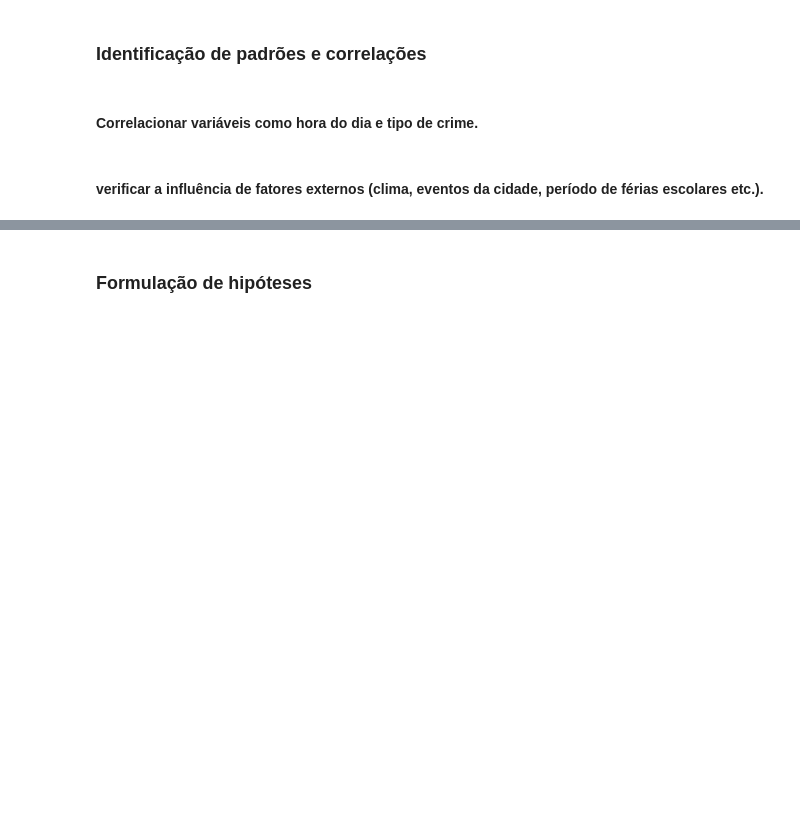
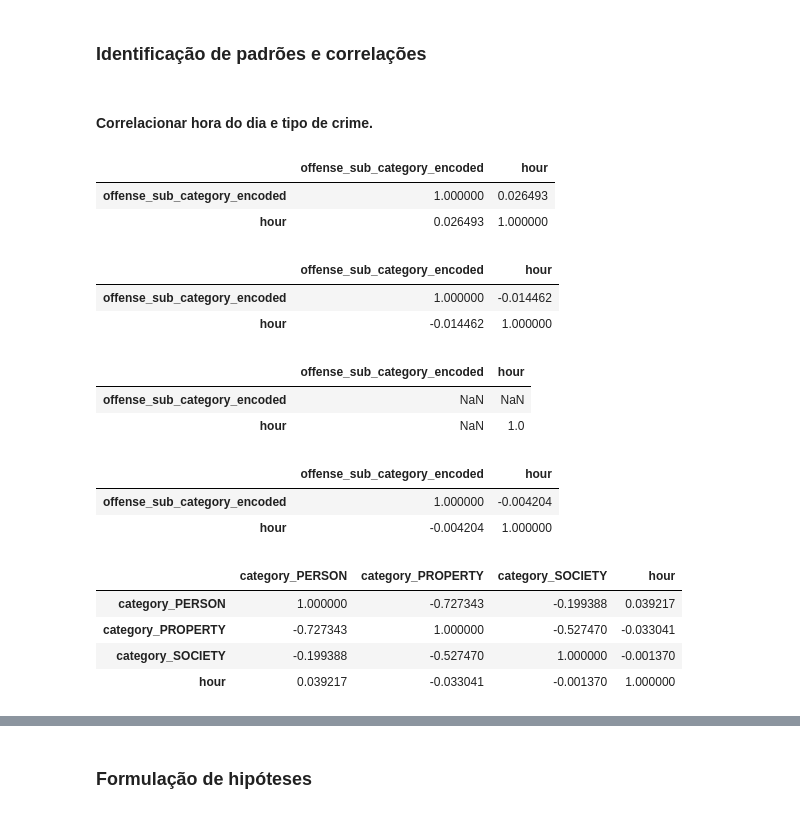
Before and after one commit to talesaraujoc/analise_dados_crimes_seattle, a Jupyter notebook: src/analise_dados.ipynb, the cells around one changed output, grey strips where cells are left out. Cells and saved outputs as stored; diff of their text form; code cells hidden in the pictures; blank space fills up the shorter version.

```diff
--- a/src/analise_dados.ipynb
+++ b/src/analise_dados.ipynb
@@ -385,4 +428,56 @@ array(['K3', 'R2', 'Q3', 'U3', 'U1', 'L2', 'E1', 'E2', 'U2', 'M3'],
 # %% [markdown]
-#### Correlacionar variáveis como hora do dia e tipo de crime.
+#### Correlacionar hora do dia e tipo de crime.
-# %% [markdown]
-#### verificar a influência de fatores externos (clima, eventos da cidade, período de férias escolares etc.).
+# %%
+df_corr = dff_eda.copy()
+
+df_corr['offense_sub_category_encoded'] = df_corr['offense sub category'].astype('category').cat.codes
+
+df_corr[['offense_sub_category_encoded', 'hour']].corr()
+# %% [output]
+|  | offense_sub_category_encoded | hour |
+| offense_sub_category_encoded | 1.000000 | 0.026493 |
+| hour | 0.026493 | 1.000000 |
+# %%
+df_corr = dff_principais_crimes.copy()
+
+df_corr['offense_sub_category_encoded'] = df_corr['offense sub category'].astype('category').cat.codes
+
+df_corr[['offense_sub_category_encoded', 'hour']].corr()
+# %% [output]
+|  | offense_sub_category_encoded | hour |
+| offense_sub_category_encoded | 1.000000 | -0.014462 |
+| hour | -0.014462 | 1.000000 |
+# %%
+df_corr = dff_crime_mais_frequente.copy()
+
+df_corr['offense_sub_category_encoded'] = df_corr['offense sub category'].astype('category').cat.codes
+
+df_corr[['offense_sub_category_encoded', 'hour']].corr()
+# %% [output]
+|  | offense_sub_category_encoded | hour |
+| offense_sub_category_encoded | NaN | NaN |
+| hour | NaN | 1.0 |
+# %%
+df_corr = dff_beat_mais_perigoso.copy()
+
+df_corr['offense_sub_category_encoded'] = df_corr['offense sub category'].astype('category').cat.codes
+
+df_corr[['offense_sub_category_encoded', 'hour']].corr()
+# %% [output]
+|  | offense_sub_category_encoded | hour |
+| offense_sub_category_encoded | 1.000000 | -0.004204 |
+| hour | -0.004204 | 1.000000 |
+# %%
+df_dummies = pd.get_dummies(dff_eda['nibrs crime against category'], prefix='category')
+
+# Concatenando as colunas de dummies com a coluna 'hour'
+df_concat = pd.concat([df_dummies, dff_eda['hour']], axis=1)
+
+# Calculando a correlação
+df_concat.corr()
+# %% [output]
+|  | category_PERSON | category_PROPERTY | category_SOCIETY | hour |
+| category_PERSON | 1.000000 | -0.727343 | -0.199388 | 0.039217 |
+| category_PROPERTY | -0.727343 | 1.000000 | -0.527470 | -0.033041 |
+| category_SOCIETY | -0.199388 | -0.527470 | 1.000000 | -0.001370 |
+| hour | 0.039217 | -0.033041 | -0.001370 | 1.000000 |
```
Also changed, not shown: parts of 21 cells of this notebook, 1 other file.
